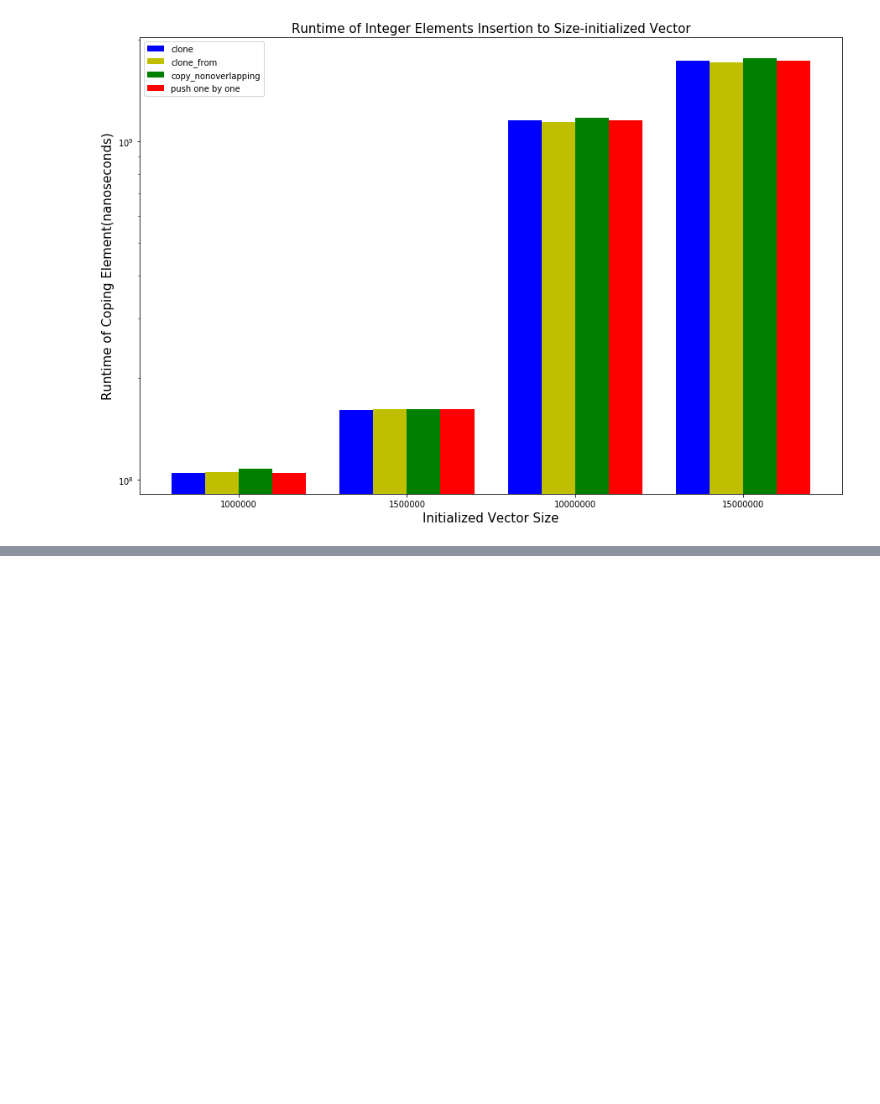
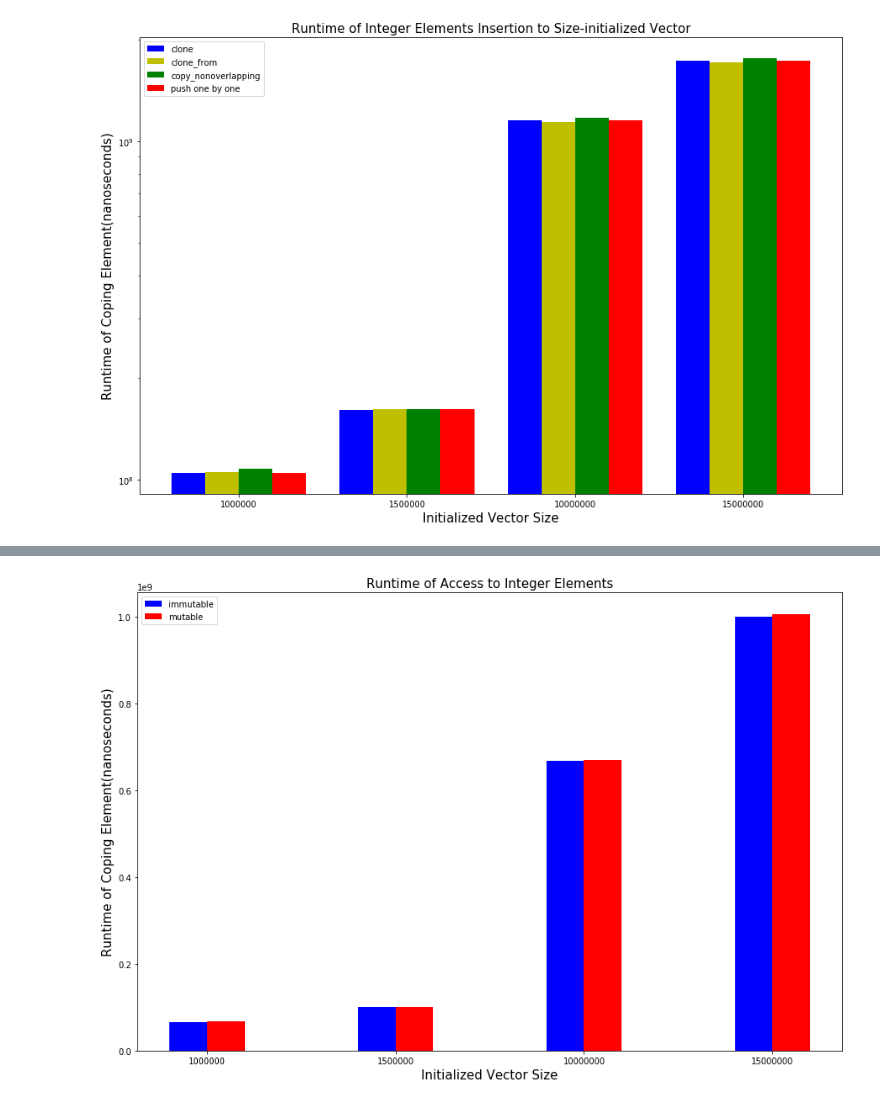
Before and after one commit to ShinsakuOkazaki/master-thesis, a Jupyter notebook: project/rust_memAlloc_various/analysis/visualization.ipynb, the cells around one changed output, grey strips where cells are left out. Cells and saved outputs as stored; diff of their text form; code cells hidden in the pictures; blank space fills up the shorter version.

```diff
--- a/project/rust_memAlloc_various/analysis/visualization.ipynb
+++ b/project/rust_memAlloc_various/analysis/visualization.ipynb
@@ -139,0 +170,4 @@ The PostScript backend does not support transparency; partially transparent arti
+# %%
+df_average_access = df.groupby(["method", "type","mutability", "size"]).mean().reset_index()
+# %%
+df_average_access_integer = df_average_access[df_average_access["type"] == '"Integer"'].groupby(['mutability','size']).mean().reset_index()
@@ -139,0 +184,17 @@ The PostScript backend does not support transparency; partially transparent arti
+# %%
+immutable_integer = df_average_access_integer[df_average_access_integer["mutability"] == '"immutable"']
+mutable_integer = df_average_access_integer[df_average_access_integer["mutability"] == '"mutable"']
+fig, ax = plt.subplots(figsize = (15, 10))
+w = 0.2
+idx = np.arange(4);
+b1 = ax.bar(idx , immutable_integer["accesstime"], width = w, color ='b', align = 'center')
+b2 = ax.bar(idx + w, mutable_integer["accesstime"], width = w, color ='r', align = 'center')
+ax.set_xticks(idx + w / 2)
+ax.set_xticklabels(label)
+ax.set_xlabel("Initialized Vector Size", fontsize = 15)
+ax.set_ylabel("Runtime of Coping Element(nanoseconds)", fontsize = 15)
+ax.set_title("Runtime of Access to Integer Elements", fontsize = 15)
+ax.legend((b1, b2), ("immutable", "mutable"))
+plt.show()
+# %% [output]
+[figure, added]
```
Also changed, not shown: parts of 8 cells of this notebook, 33 other files.
